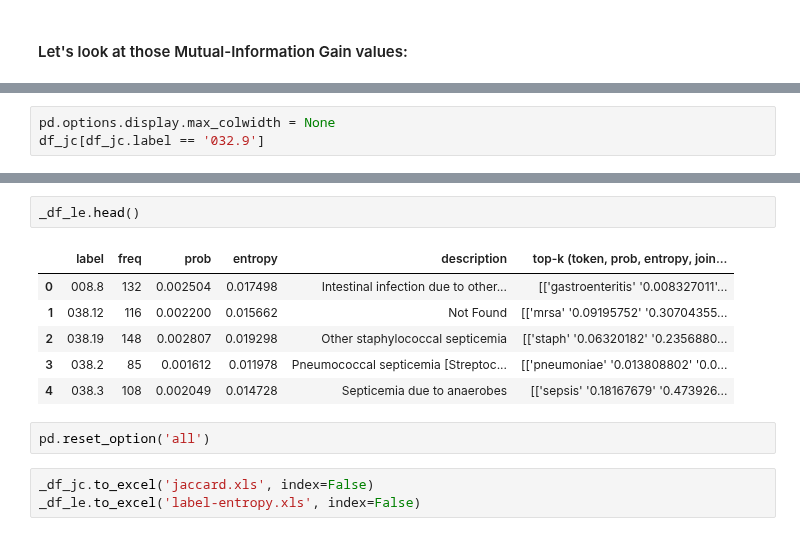
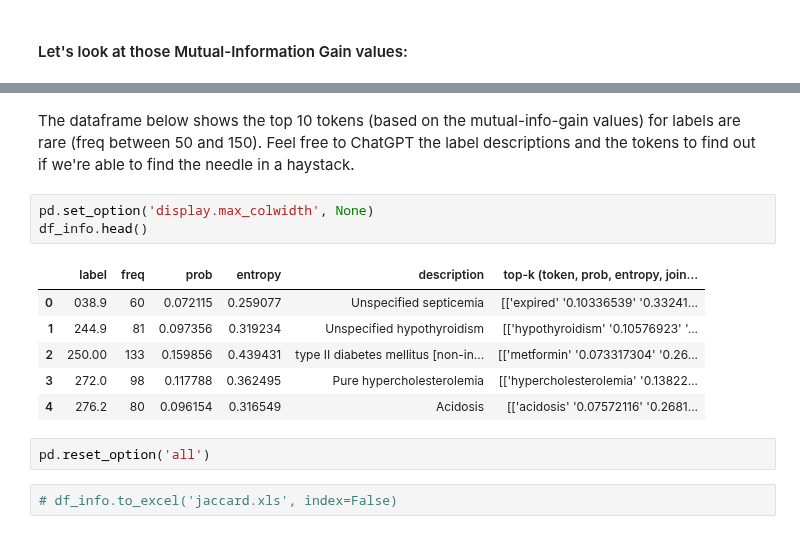
Before and after one commit to debjyotiSRoy/xcube, a Jupyter notebook: nbs/14_tutorial.boot_l2r.ipynb, the cells around one changed output, grey strips where cells are left out. Drawn from its saved outputs; the diff is of its cells as text.

```diff
--- a/nbs/14_tutorial.boot_l2r.ipynb
+++ b/nbs/14_tutorial.boot_l2r.ipynb
@@ -349,4 +337 @@ df_le = pd.read_feather('mut_info_lbl_entropy.ft')
-# %%
-pd.options.display.max_colwidth = None
-df_jc[df_jc.label == '032.9']
 # %%
@@ -372,14 +345,16 @@ _df_jc.head()
-# %%
-_df_le.head()
-# %% [output]
-|  | label | freq | prob | entropy | description | top-k (token, prob, entropy, join... |
-| 0 | 008.8 | 132 | 0.002504 | 0.017498 | Intestinal infection due to other... | [['gastroenteritis' '0.008327011'... |
-| 1 | 038.12 | 116 | 0.002200 | 0.015662 | Not Found | [['mrsa' '0.09195752' '0.30704355... |
-| 2 | 038.19 | 148 | 0.002807 | 0.019298 | Other staphylococcal septicemia | [['staph' '0.06320182' '0.2356880... |
-| 3 | 038.2 | 85 | 0.001612 | 0.011978 | Pneumococcal septicemia [Streptoc... | [['pneumoniae' '0.013808802' '0.0... |
-| 4 | 038.3 | 108 | 0.002049 | 0.014728 | Septicemia due to anaerobes | [['sepsis' '0.18167679' '0.473926... |
-# %%
-pd.reset_option('all')
+# %% [markdown]
+The dataframe below shows the top 10 tokens (based on the mutual-info-gain values) for labels are rare (freq between 50 and 150). Feel free to ChatGPT the label descriptions and the tokens to find out if we're able to find the needle in a haystack.
+# %%
+pd.set_option('display.max_colwidth', None)
+df_info.head()
+# %% [output]
+|  | label | freq | prob | entropy | description | top-k (token, prob, entropy, join... |
+| 0 | 038.9 | 60 | 0.072115 | 0.259077 | Unspecified septicemia | [['expired' '0.10336539' '0.33241... |
+| 1 | 244.9 | 81 | 0.097356 | 0.319234 | Unspecified hypothyroidism | [['hypothyroidism' '0.10576923' '... |
+| 2 | 250.00 | 133 | 0.159856 | 0.439431 | type II diabetes mellitus [non-in... | [['metformin' '0.073317304' '0.26... |
+| 3 | 272.0 | 98 | 0.117788 | 0.362495 | Pure hypercholesterolemia | [['hypercholesterolemia' '0.13822... |
+| 4 | 276.2 | 80 | 0.096154 | 0.316549 | Acidosis | [['acidosis' '0.07572116' '0.2681... |
+# %%
+pd.reset_option('all')
 # %%
-_df_jc.to_excel('jaccard.xls', index=False)
-_df_le.to_excel('label-entropy.xls', index=False)
+# df_info.to_excel('jaccard.xls', index=False)
```
Also changed, not shown: parts of 37 cells of this notebook, 9 other files.
